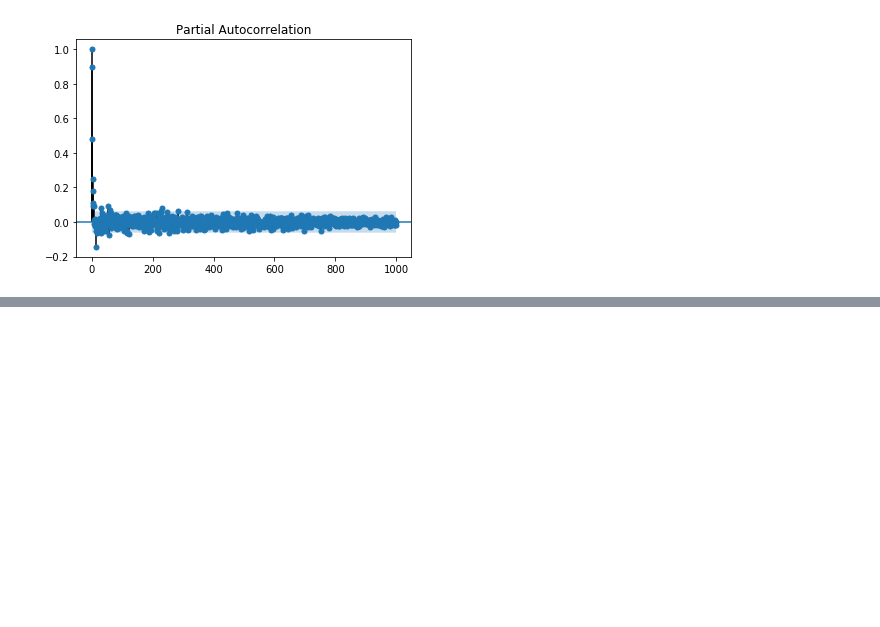
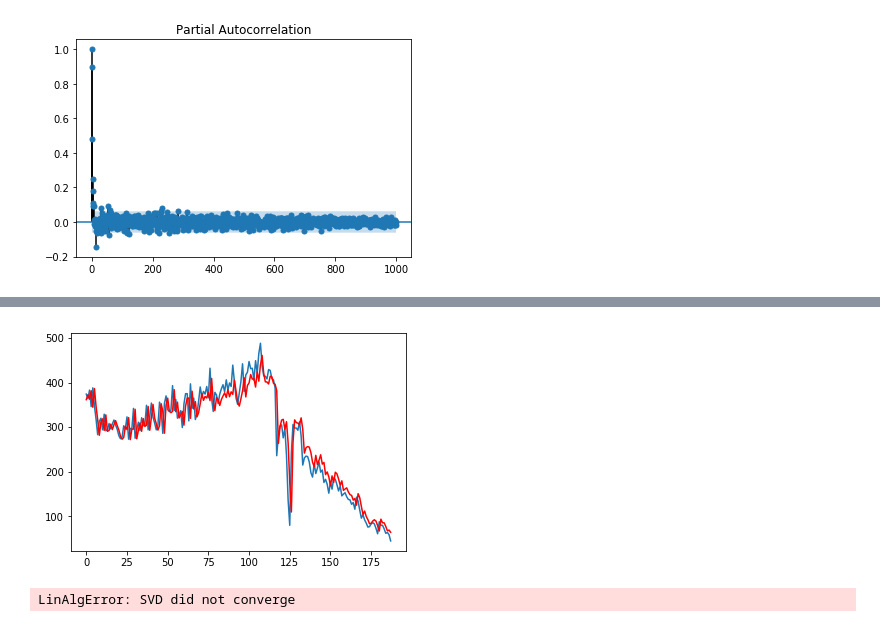
Before and after one commit to zydarChen/predict_17, a Jupyter notebook: PeMS/ARIMA.ipynb, the cells around one changed output, grey strips where cells are left out. Saved outputs shown, nothing was run; the diff lists cells and outputs as text; code cells hidden in the pictures; blank space fills up the shorter version.

```diff
--- a/PeMS/ARIMA.ipynb
+++ b/PeMS/ARIMA.ipynb
@@ -66,0 +143,6 @@ plt.show()
+# %%
+plt.plot(test)
+plt.plot(predictions, color='red')
+plt.show()
+# %% [output]
+[figure, added]
@@ -66,0 +157,12 @@ plt.show()
+# %%
+predictions = []
+test_num = len(test)
+for t in tqdm(range(test_num)):
+    model = ARIMA(train[t: t+2016], order=(1, 0, 1))
+    model_fit = model.fit(disp=0)
+    yhat = model_fit.forecast()[0][0]
+    predictions.append(yhat)
+
+mape(test, np.array(predictions))
+# %% [output]
+LinAlgError: SVD did not converge
```
Also changed, not shown: parts of 11 cells of this notebook, 20 other files.
